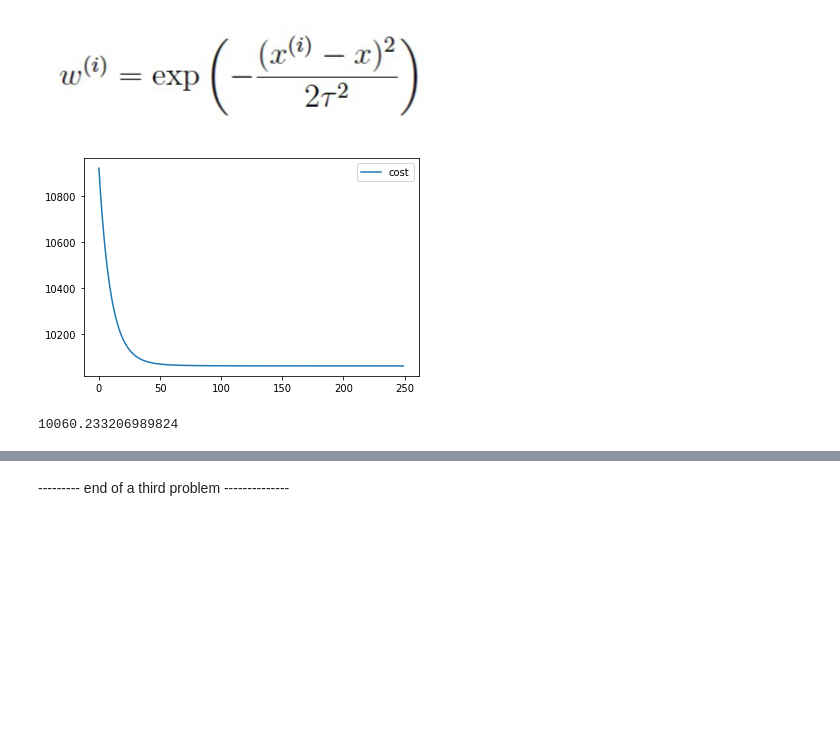
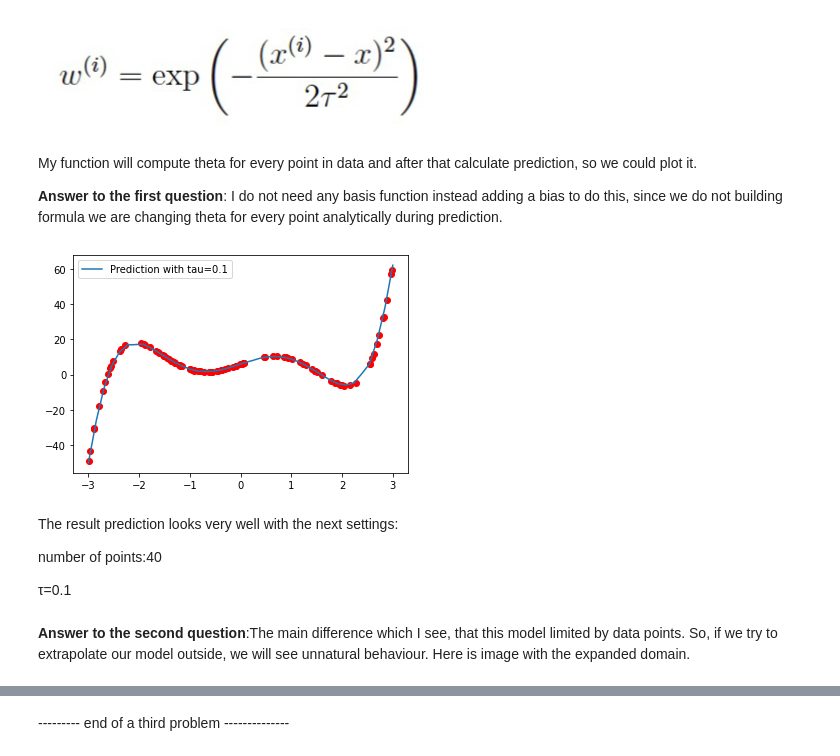
Before and after one commit to BorisOskolkov/MLcourse, a Jupyter notebook: asng01/A01_task.ipynb, the cells around one changed output, grey strips where cells are left out. Saved outputs shown, nothing was run; the diff lists cells and outputs as text; code cells hidden in the pictures; blank space fills up the shorter version.

```diff
--- a/asng01/A01_task.ipynb
+++ b/asng01/A01_task.ipynb
@@ -203,16 +202,24 @@ To solve third problem we are computing weights for every entry. So, to compute
 # %% [markdown]
 ![image.png](embedded-picture-1)
+# %% [markdown]
+My function will compute theta for every point in data and after that calculate prediction, so we could plot it.
+
+**Answer to the first question**: I do not need any basis function instead adding a bias to do this, since we do not building formula we are changing theta for every point analytically during prediction.
 # %%
-def lw_regression(x0, x, Y, tau):
-    # add bias term
-    x0 = np.r_[1, x0]
-    x = np.c_[np.ones(len(x)), x]
-
-    w = np.exp(np.sum((x - x0) ** 2, axis=1) / (-2 * (tau **2) ))
-    xw = x.T * w
-    theta = np.linalg.pinv(xw @ x) @ xw @ Y
+def lw_regression(x, Y, tau, points):
+    # add bias to our data
+    x = np.hstack(([np.ones((x.shape[0], 1)), x]))
+    prediction=np.zeros(points)
+    space = np.linspace(-3, 3, num=points)
+    j=0
+    for x0 in space:
+      x0 = np.r_[1, x0]
+      w = np.exp(-1*np.sum((x - x0) ** 2, axis=1) / (2 * (tau **2) ))
+      theta = np.linalg.pinv((x.T * w) @ x) @ (x.T * w) @ Y
+      prediction[j] = x0 @ theta
+      j=j+1
 # returns prediction
-    return x0 @ theta
+    return prediction, space
 # %%
 # get data from the beginning
 x_data=np.load('x_train.npy')
@@ -222,8 +227,19 @@ y_data=np.load('y_train.npy')
-# %%
-lr=0.001
-lam=0.5
-theta,cost = lw_regression(x_data,y_data,theta,lr, lam)
-print(cost)
-# %% [output]
-[figure, removed]
-10060.233206989824
+# %%
+points=40
+tau=0.1
+prediction, space  = lw_regression(x_data,y_data, tau, points)
+plt.plot(x_data,y_data, 'ro')
+plt.plot(space,prediction, label=f"Prediction with tau={tau}")
+plt.legend()
+plt.show()
+# %% [output]
+[figure, added]
+# %% [markdown]
+The result prediction looks very well with the next settings:
+
+number of points:40
+
+
+τ=0.1
+# %% [markdown]
+**Answer to the second question**:The main difference which I see, that this model limited by data points. So, if we try to extrapolate our model outside, we will see unnatural behaviour. Here is image with the expanded domain.
```
Also changed, not shown: parts of 7 cells of this notebook.
